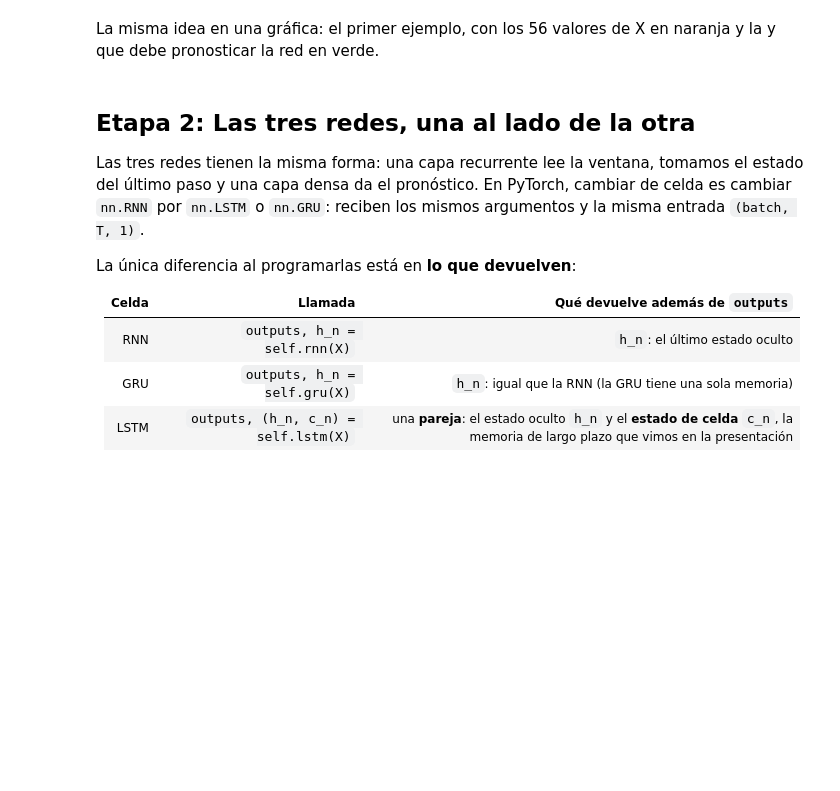
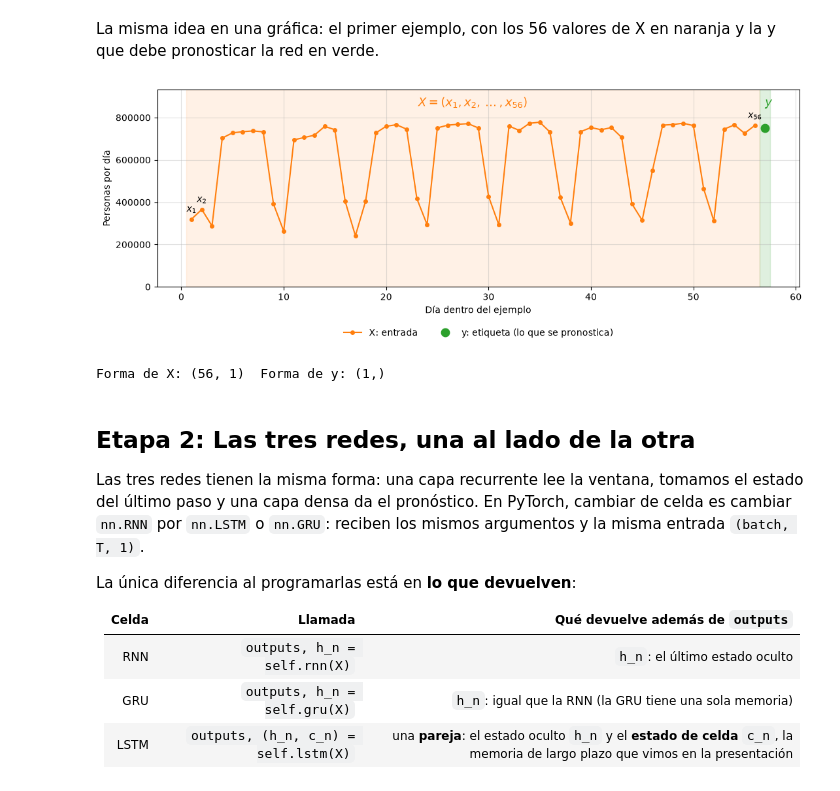
Before and after one commit to omarcastano/deeplearning-javeriana-site, a Jupyter notebook: modulo_2/unidad_2/3_experiencia/nueva/3_Script1b_M2_U2_lstm_gru_pytorch.ipynb, the cells around one changed output. Saved outputs shown, nothing was run; the diff lists cells and outputs as text; code cells hidden in the pictures; blank space fills up the shorter version.

```diff
--- a/modulo_2/unidad_2/3_experiencia/nueva/3_Script1b_M2_U2_lstm_gru_pytorch.ipynb
+++ b/modulo_2/unidad_2/3_experiencia/nueva/3_Script1b_M2_U2_lstm_gru_pytorch.ipynb
@@ -108,23 +116,36 @@ La misma idea en una gráfica: el primer ejemplo, con los 56 valores de X en nar
 # %%
 def plot_window(dataset, idx=0, scale=1e6):
     X, y = dataset[idx]
-    T, H = len(X), len(y)
+    x_vals, y_vals = X[:, 0].numpy() * scale, y.numpy() * scale
+    T, H = len(x_vals), len(y_vals)
     t_x, t_y = np.arange(1, T + 1), np.arange(T + 1, T + H + 1)
-    fig, ax = plt.subplots(figsize=(11, 3.8))
-    ax.axvspan(0.5, T + 0.5, color="tab:orange", alpha=0.08)
-    ax.plot(t_x, X[:, 0] * scale, "o-", color="tab:orange", ms=4, label=f"X: entrada ($x_1, x_2, \\dots, x_{{{T}}}$)")
-    ax.plot(t_y, y * scale, "o", color="tab:green", ms=9,
-            label="y: etiqueta (lo que se pronostica)")
-    for t in (1, 2, T):  # nombres de algunos valores de X
-        ax.annotate(f"$x_{{{t}}}$", (t, X[t - 1, 0] * scale), textcoords="offset points", xytext=(0, 9), ha="center")
-    ax.annotate("$y$" if H == 1 else f"$y_1 \\dots y_{{{H}}}$", (t_y[0], y[0] * scale), textcoords="offset points",
-                xytext=(0, 12), ha="center", color="tab:green", fontsize=12)
-    ax.set_xlabel("Día dentro del ejemplo"); ax.set_ylabel("Personas por día"); ax.grid(); ax.legend(loc="lower left")
+    top = max(x_vals.max(), y_vals.max()) * 1.2
+
+    fig, ax = plt.subplots(figsize=(11, 4.2))
+    ax.axvspan(0.5, T + 0.5, color="tab:orange", alpha=0.1)       # zona de X
+    ax.axvspan(T + 0.5, T + H + 0.5, color="tab:green", alpha=0.15)  # zona de y
+    ax.plot(t_x, x_vals, "o-", color="tab:orange", ms=4, label="X: entrada")
+    ax.plot(t_y, y_vals, "o", color="tab:green", ms=9, label="y: etiqueta (lo que se pronostica)")
+
+    # Nombres de las zonas y de algunos valores
+    ax.text((T + 1) / 2, top * 0.96, f"$X = (x_1, x_2, \\dots, x_{{{T}}})$", ha="center", va="top", fontsize=13, color="tab:orange")
+    y_name = "$y$" if H == 1 else f"$y = (y_1, \\dots, y_{{{H}}})$"
+    ax.text(T + (H + 1) / 2, top * 0.96, y_name, ha="center" if H > 1 else "left", va="top", fontsize=13, color="tab:green")
+    for t in (1, 2, T):
+        ax.annotate(f"$x_{{{t}}}$", (t, x_vals[t - 1]), textcoords="offset points", xytext=(0, 8), ha="center")
+
+    ax.set_ylim(0, top)
+    ax.set_xlabel("Día dentro del ejemplo"); ax.set_ylabel("Personas por día"); ax.grid(alpha=0.4)
+    ax.legend(loc="upper center", bbox_to_anchor=(0.5, -0.17), ncol=2, frameon=False)
+    plt.tight_layout()
     plt.show()
     print("Forma de X:", tuple(X.shape), " Forma de y:", tuple(y.shape))
 
 
 plot_window(train_set)
+# %% [output]
+[figure, added]
+Forma de X: (56, 1)  Forma de y: (1,)
 # %% [markdown]
 ## Etapa 2: Las tres redes, una al lado de la otra
 
```
Also changed, not shown: parts of 1 cell of this notebook, 4 other files.
